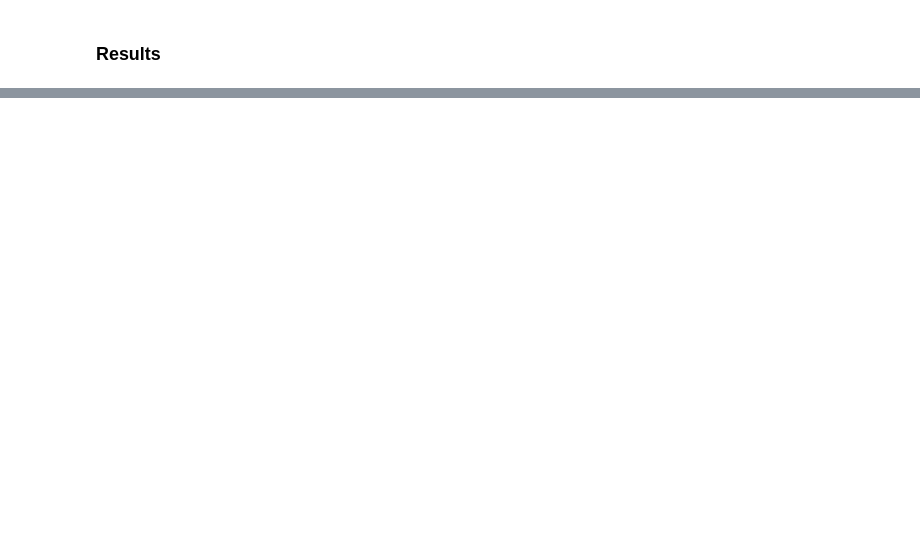
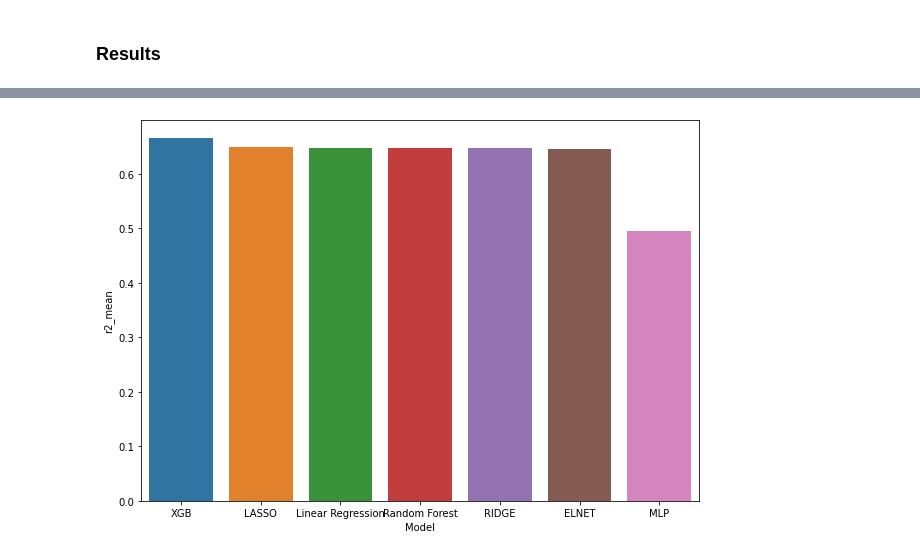
Before and after one commit to ThomasFavrel/OC-P4, a Jupyter notebook: Untitled.ipynb, the cells around one changed output, grey strips where cells are left out. Saved outputs shown, nothing was run; the diff lists cells and outputs as text; code cells hidden in the pictures; blank space fills up the shorter version.

```diff
--- a/Untitled.ipynb
+++ b/Untitled.ipynb
@@ -1015,12 +1021,12 @@ IndexError: list index out of range
 # %%
 modelDF = pd.DataFrame({
-    'Model'       : ['Linear Regression', 'Random Forest', 'Decision Trees', 'MLP', 'RIDGE', 'LASSO', 'ELNET', 'XGB'],
-    'RMSE_mean'    : [LR_RMSE_mean, RF_RMSE_mean, DT_RMSE_mean, MLP_RMSE_mean, RIDGE_RMSE_mean, LAS_RMSE_mean, ELNET_RMSE_mean, XGB_RMSE_mean],
-    'RMSE_std'    : [LR_RMSE_std, RF_RMSE_std, DT_RMSE_std, MLP_RMSE_std, RIDGE_RMSE_std, LAS_RMSE_std, ELNET_RMSE_std, XGB_RMSE_std],
-    'MAE_mean'   : [LR_MAE_mean, RF_MAE_mean, DT_MAE_mean, MLP_MAE_mean, RIDGE_MAE_mean, LAS_MAE_mean, ELNET_MAE_mean, XGB_MAE_mean],
-    'MAE_std'   : [LR_MAE_std, RF_MAE_std, DT_MAE_std, MLP_MAE_std, RIDGE_MAE_std, LAS_MAE_std, ELNET_MAE_std, XGB_MAE_std],
-    'r2_mean'      : [LR_r2_mean, RF_r2_mean, DT_r2_mean, MLP_r2_mean, RIDGE_r2_mean, LAS_r2_mean, ELNET_r2_mean, XGB_r2_mean],
-    'r2_std'      : [LR_r2_std, RF_r2_std, DT_r2_std, MLP_r2_std, RIDGE_r2_std, LAS_r2_std, ELNET_r2_std, XGB_r2_std],
+    'Model'       : ['Linear Regression', 'Random Forest', 'MLP', 'RIDGE', 'LASSO', 'ELNET', 'XGB'],
+    'RMSE_mean'    : [LR_RMSE_mean, RF_RMSE_mean,  MLP_RMSE_mean, RIDGE_RMSE_mean, LAS_RMSE_mean, ELNET_RMSE_mean, XGB_RMSE_mean],
+    'RMSE_std'    : [LR_RMSE_std, RF_RMSE_std,  MLP_RMSE_std, RIDGE_RMSE_std, LAS_RMSE_std, ELNET_RMSE_std, XGB_RMSE_std],
+    'MAE_mean'   : [LR_MAE_mean, RF_MAE_mean,  MLP_MAE_mean, RIDGE_MAE_mean, LAS_MAE_mean, ELNET_MAE_mean, XGB_MAE_mean],
+    'MAE_std'   : [LR_MAE_std, RF_MAE_std, MLP_MAE_std, RIDGE_MAE_std, LAS_MAE_std, ELNET_MAE_std, XGB_MAE_std],
+    'r2_mean'      : [LR_r2_mean, RF_r2_mean, MLP_r2_mean, RIDGE_r2_mean, LAS_r2_mean, ELNET_r2_mean, XGB_r2_mean],
+    'r2_std'      : [LR_r2_std, RF_r2_std,  MLP_r2_std, RIDGE_r2_std, LAS_r2_std, ELNET_r2_std, XGB_r2_std],
     }, columns = ['Model', 'RMSE_mean', 'RMSE_std', 'MAE_mean', 'MAE_std', 'r2_mean', 'r2_std'])
 
-modelDF.sort_values(by='r2_mean', ascending=False)
+mod = modelDF.sort_values(by='r2_mean', ascending=False)
@@ -1026,0 +1044,5 @@ modelDF.sort_values(by='r2_mean', ascending=False)
+# %%
+fig, ax = plt.subplots(figsize=(10, 7))
+sns.barplot(x=mod['Model'], y=mod['r2_mean']);
+# %% [output]
+[figure, added]
```
Also changed, not shown: parts of 23 cells of this notebook, 1 other file.
